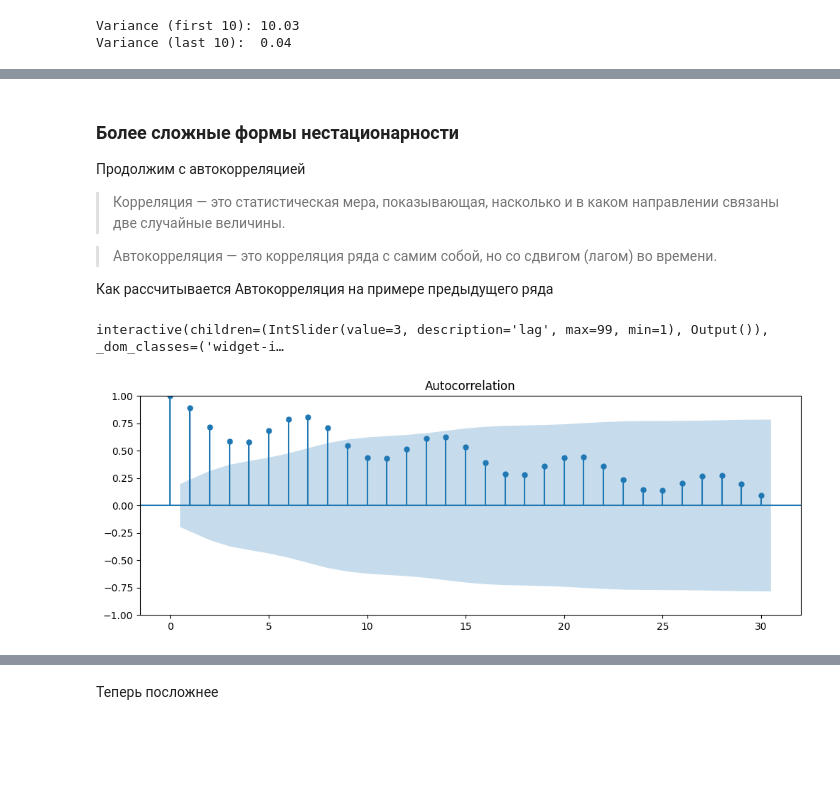
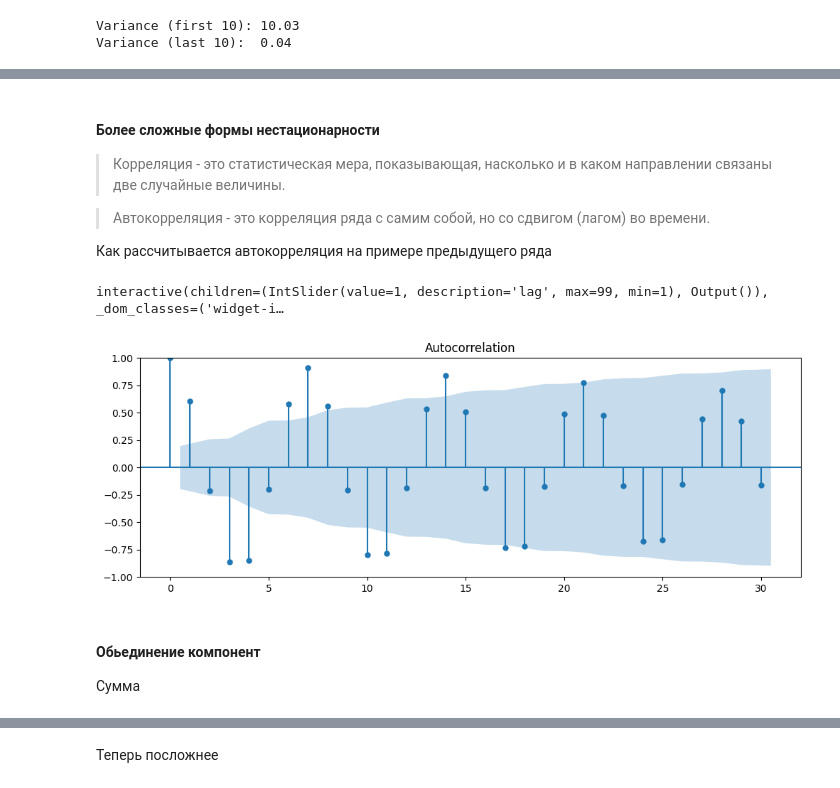
Before and after one commit to Dreamlone/ts-processing, a Jupyter notebook: notebooks/1_time_series_exploration.ipynb, the cells around one changed output, grey strips where cells are left out. Drawn from its saved outputs; the diff is of its cells as text; code cells hidden in the pictures; blank space fills up the shorter version.

```diff
--- a/notebooks/1_time_series_exploration.ipynb
+++ b/notebooks/1_time_series_exploration.ipynb
@@ -43,6 +59,6 @@ datetime_index = pd.date_range(start=start, periods=n, freq=freq)
 # %%
-noise_component_max = 0.1
-noise_values = np.random.normal(0, noise_component_max, n)
+noise_component_scale = 0.1
+noise_values = np.random.normal(0, noise_component_scale, n)
 
 fig_size = (12.0, 2.0)
 fig, ax = plt.subplots(figsize=fig_size)
@@ -74,18 +92,27 @@ plt.show()
 
 © Box, G. E. P., Jenkins, G. M., Reinsel, G. C., & Ljung, G. M. (2016). Time Series Analysis: Forecasting and Control (5th ed.). Wiley. глава 2.3 "The Components of a Time Series", стр. 36–38
 # %%
-t = np.arange(n)
-# Let's simulate week seasonality
-m = 7
-values = np.sin(2 * np.pi * t / m) + noise_values
+def get_ts_with_season():
+    # Let's simulate week seasonality
+    m = 7
+    values = np.sin(2 * np.pi * t / m) + noise_values
+    return values
 
-fig_size = (12.0, 2.0)
-fig, ax = plt.subplots(figsize=fig_size)
-ax.plot(datetime_index, values, c="grey")
-ax.grid(alpha=0.2)
-ax.set_xlabel("Datetime")
-ax.set_ylabel("Value")
-ax.set_ylim(-2, 2)
-ax.set_title("Seasonality (+ noise)")
-plt.show()
+def plot_ts_with_season(ts_with_season):
+    fig_size = (12.0, 2.0)
+    fig, ax = plt.subplots(figsize=fig_size)
+    ax.plot(datetime_index, ts_with_season, c="grey")
+    ax.grid(alpha=0.2)
+    ax.set_xlabel("Datetime")
+    ax.set_ylabel("Value")
+    ax.set_ylim(-2, 2)
+    ax.set_title("Seasonality (+ noise)")
+    x_up = datetime_index[2]
+    ax.annotate('', xy=(x_up, 1), xytext=(x_up, -1), arrowprops=dict(arrowstyle='->', color='orange', lw=1))
+    x_down = datetime_index[13]
+    ax.annotate('', xy=(x_down, 1), xytext=(x_down, -0.9), arrowprops=dict(arrowstyle='<-', color='orange', lw=1))
+    plt.show()
+
+ts_with_season = get_ts_with_season()
+plot_ts_with_season(ts_with_season)
 # %% [output]
@@ -283,13 +299,11 @@ plt.show()
 # %% [markdown]
-### Более сложные формы нестационарности
+#### Более сложные формы нестационарности
 
-Продолжим с автокорреляцией
+> Корреляция - это статистическая мера, показывающая, насколько и в каком направлении связаны две случайные величины.
 
-> Корреляция — это статистическая мера, показывающая, насколько и в каком направлении связаны две случайные величины.
+> Автокорреляция - это корреляция ряда с самим собой, но со сдвигом (лагом) во времени.
 
-> Автокорреляция — это корреляция ряда с самим собой, но со сдвигом (лагом) во времени.
-
-Как рассчитывается Автокорреляция на примере предыдущего ряда
+Как рассчитывается aвтокорреляция на примере предыдущего ряда
 # %%
 import ipywidgets as widgets
 from ipywidgets import interact
@@ -297,6 +311,7 @@ from ipywidgets import interact
 
 def plot_lag_pairs(values, t, lag=3):
     n = len(values)
+    t = np.arange(n)
     lag = max(1, min(int(lag), n - 1))
     stride = 10
 
@@ -321,9 +336,9 @@ def plot_lag_pairs(values, t, lag=3):
     for i, color in zip(indices, [colors[i - lag] for i in indices]):
         ax1.plot([t[i - lag], t[i]], [values[i - lag], values[i]], color=color, lw=2, alpha=0.85)
         ax1.scatter([t[i - lag], t[i]], [values[i - lag], values[i]], color=color, s=50, zorder=3)
-        ax1.text(t[i - lag], values[i - lag] + 0.3, f"{values[i - lag]:.2f}",
+        ax1.text(t[i - lag], values[i - lag] + 0.1, f"{values[i - lag]:.2f}",
                  color=color, ha='center', va='bottom', fontsize=8, weight='bold')
-        ax1.text(t[i], values[i] - 0.3, f"{values[i]:.2f}",
+        ax1.text(t[i], values[i] - 0.1, f"{values[i]:.2f}",
                  color=color, ha='center', va='top', fontsize=8, weight='bold')
 
     ax1.set_title(f"Autocorrelation illustration for lag={lag} (every {stride}th pair shown)", fontsize=13)
@@ -349,16 +364,20 @@ def plot_lag_pairs(values, t, lag=3):
     plt.show()
 
 interact(
-    lambda lag: plot_lag_pairs(values, t, lag=lag),
-    lag=widgets.IntSlider(value=3, min=1, max=max(2, len(values)-1), step=1, description="lag")
+    lambda lag: plot_lag_pairs(ts_with_season, t, lag=lag),
+    lag=widgets.IntSlider(value=1, min=1, max=max(2, len(values)-1), step=1, description="lag")
 );
 # %% [output]
-interactive(children=(IntSlider(value=3, description='lag', max=99, min=1), Output()), _dom_classes=('widget-i…
+interactive(children=(IntSlider(value=1, description='lag', max=99, min=1), Output()), _dom_classes=('widget-i…
 # %%
 from statsmodels.graphics.tsaplots import plot_acf
 
 fig, ax = plt.subplots(figsize=(12, 4))
-plot_acf(values, lags=30, ax=ax)
+plot_acf(ts_with_season, lags=30, ax=ax)
 plt.show()
 # %% [output]
-[figure, old version]
+[figure, new version]
+# %% [markdown]
+#### Обьединение компонент
+
+Сумма
```
Also changed, not shown: parts of 62 cells of this notebook, 7 other files.
